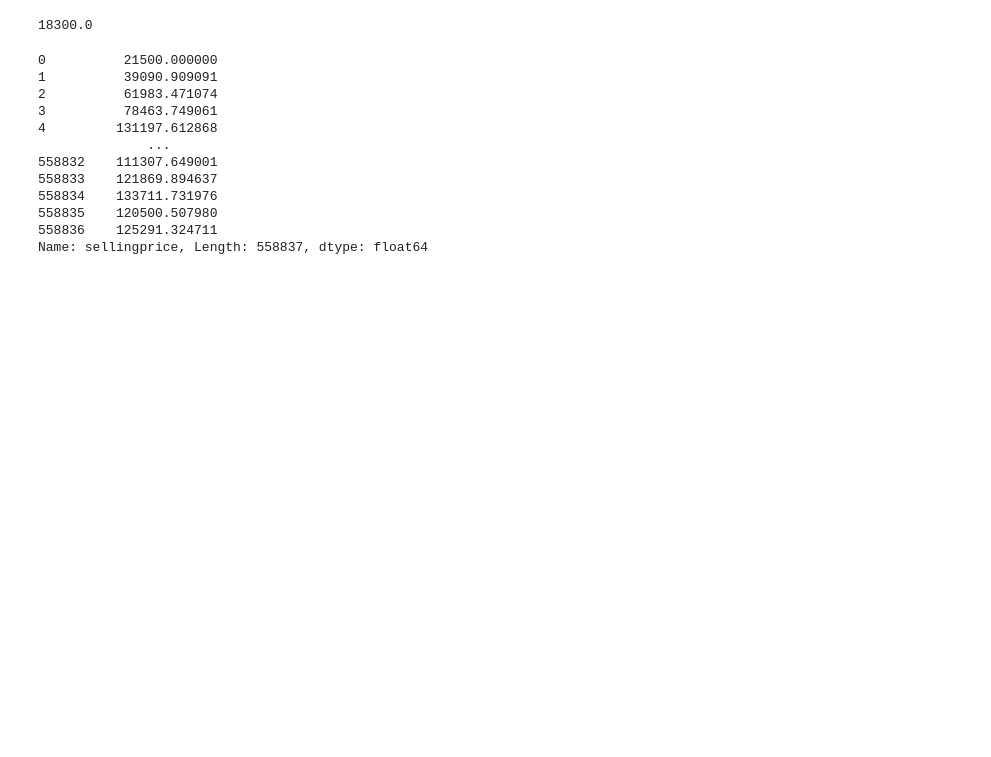
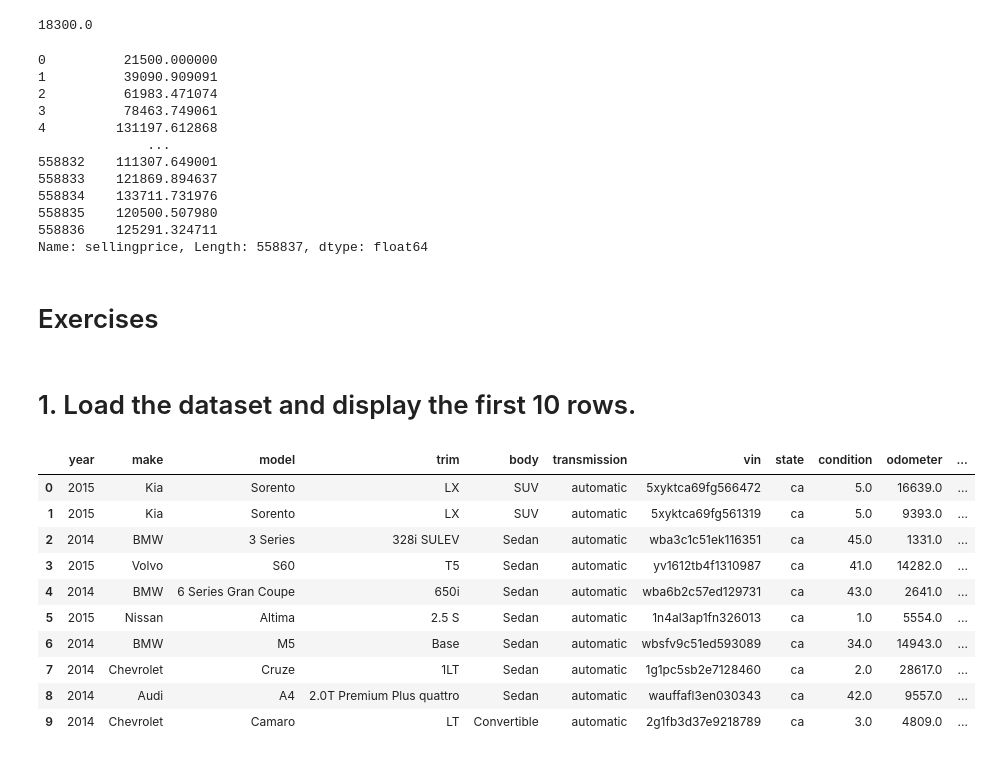
Before and after one commit to ZygimantasB/pandas_training, a Jupyter notebook: car/vehicle_sales.ipynb, the cells around one changed output. Cells and saved outputs as stored; diff of their text form; code cells hidden in the pictures; blank space fills up the shorter version.

Commit message:
Next will be exercise 10

```diff
--- a/car/vehicle_sales.ipynb
+++ b/car/vehicle_sales.ipynb
@@ -332,3 +337,22 @@ vehicle_sales['sellingprice'].ewm(span=10, min_periods=1).sum()
 558835    120500.507980
 558836    125291.324711
 Name: sellingprice, Length: 558837, dtype: float64
+# %% [markdown]
+# Exercises
+# %% [markdown]
+# 1. Load the dataset and display the first 10 rows.
+# %%
+car_sales = pd.read_csv(r'F:\DataSpell\Pandas_training\data_sets\car_prices.csv')
+car_sales.head(10)
+# %% [output]
+|  | year | make | model | trim | body | transmission | vin | state | condition | odometer | ... |
+| 0 | 2015 | Kia | Sorento | LX | SUV | automatic | 5xyktca69fg566472 | ca | 5.0 | 16639.0 | ... |
+| 1 | 2015 | Kia | Sorento | LX | SUV | automatic | 5xyktca69fg561319 | ca | 5.0 | 9393.0 | ... |
+| 2 | 2014 | BMW | 3 Series | 328i SULEV | Sedan | automatic | wba3c1c51ek116351 | ca | 45.0 | 1331.0 | ... |
+| 3 | 2015 | Volvo | S60 | T5 | Sedan | automatic | yv1612tb4f1310987 | ca | 41.0 | 14282.0 | ... |
+| 4 | 2014 | BMW | 6 Series Gran Coupe | 650i | Sedan | automatic | wba6b2c57ed129731 | ca | 43.0 | 2641.0 | ... |
+| 5 | 2015 | Nissan | Altima | 2.5 S | Sedan | automatic | 1n4al3ap1fn326013 | ca | 1.0 | 5554.0 | ... |
+| 6 | 2014 | BMW | M5 | Base | Sedan | automatic | wbsfv9c51ed593089 | ca | 34.0 | 14943.0 | ... |
+| 7 | 2014 | Chevrolet | Cruze | 1LT | Sedan | automatic | 1g1pc5sb2e7128460 | ca | 2.0 | 28617.0 | ... |
+| 8 | 2014 | Audi | A4 | 2.0T Premium Plus quattro | Sedan | automatic | wauffafl3en030343 | ca | 42.0 | 9557.0 | ... |
+| 9 | 2014 | Chevrolet | Camaro | LT | Convertible | automatic | 2g1fb3d37e9218789 | ca | 3.0 | 4809.0 | ... |
```
Also changed, not shown: parts of 26 cells of this notebook.
